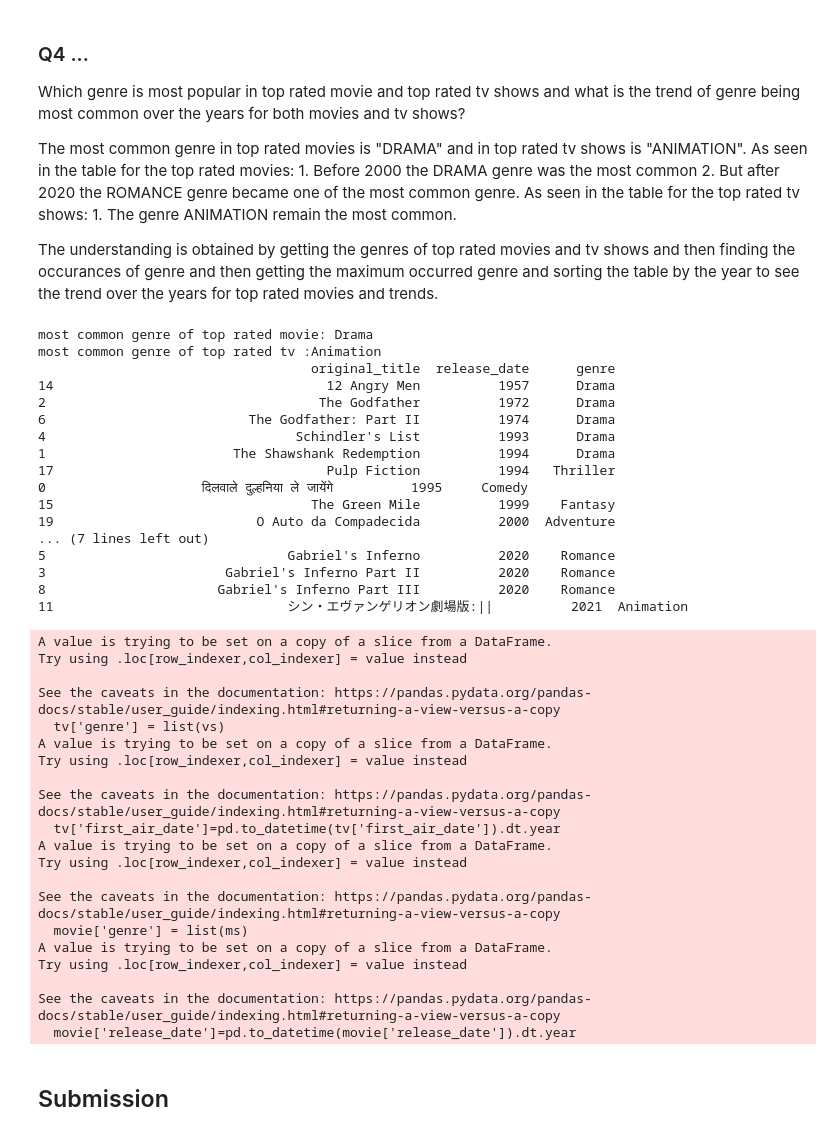
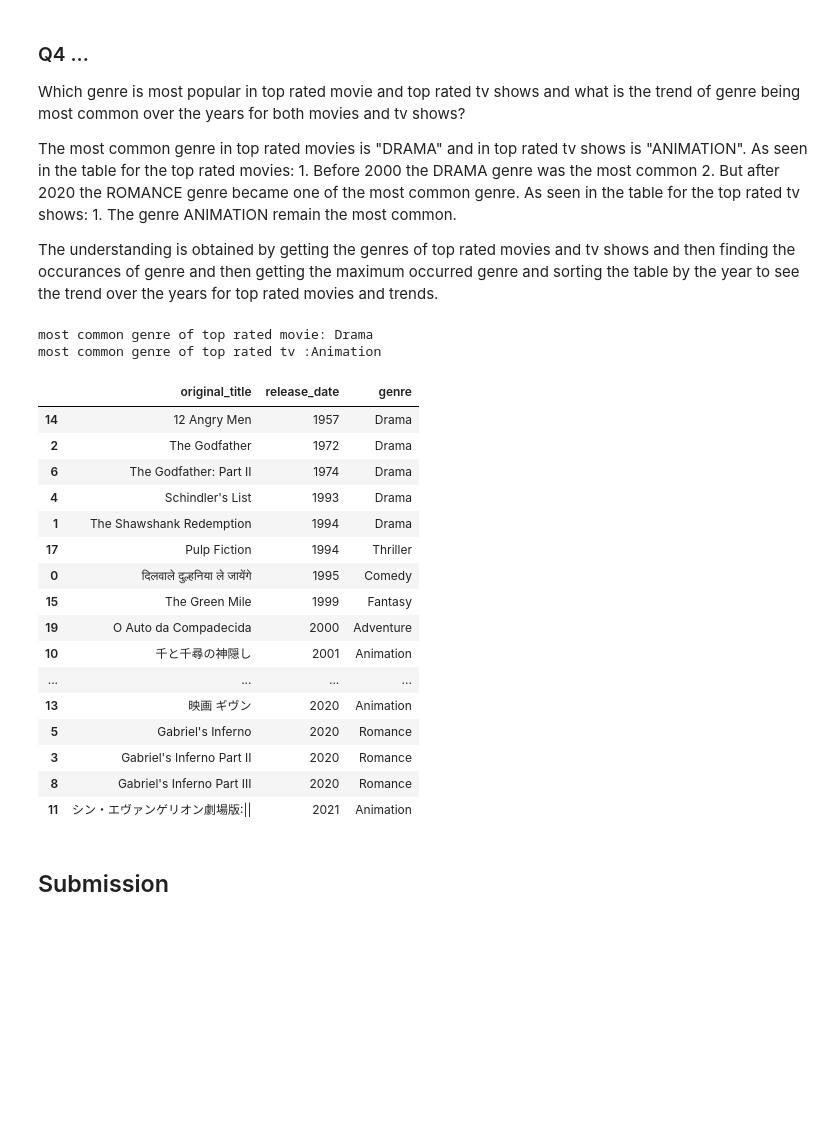
Before and after one commit to asa-404/A1-part-2, a Jupyter notebook: A1-2-TMDB.ipynb, the cells around one changed output. Drawn from its saved outputs; the diff is of its cells as text; code cells hidden in the pictures; blank space fills up the shorter version.

```diff
--- a/A1-2-TMDB.ipynb
+++ b/A1-2-TMDB.ipynb
@@ -186,6 +187,7 @@ As seen in the table for the top rated tv shows:
 The understanding is obtained by getting the genres of top rated movies and tv shows and then finding the occurances of genre and then getting the maximum occurred genre and sorting the table by the year to see the trend over the years for top rated movies and trends.
 # %%
 ## Write your code
+import pandas as pd
 
 def get_key(val,my_dict):
     for key, value in my_dict.items():
@@ -193,10 +195,10 @@ def get_key(val,my_dict):
              return key
 
 import matplotlib.pyplot as plt
-gen = await dc.query('genres',api_key = '578152be1392218f6d775ceb67b4e4f6')
+gen = await dc.query('genres',api_key = apikey)
 genres = dict(zip(gen.name, gen.id))
 
-mov = await dc.query('toprated_movie',api_key = '578152be1392218f6d775ceb67b4e4f6')
+mov = await dc.query('toprated_movie',api_key = apikey)
 genre_movie= dict(zip(mov.original_title, mov.genre_ids))
 genres_m={}
 genres_t={}
@@ -205,7 +207,7 @@ for key, value in genre_movie.items():
         genres_m[key]=v
 
 
-tvs = await dc.query('toprated_tv',api_key = '578152be1392218f6d775ceb67b4e4f6')
+tvs = await dc.query('toprated_tv',api_key = apikey)
 genre_tv= dict(zip(tvs.name, tvs.genre_ids))
 for key, value in genre_tv.items():
         if len(value)>=1:
@@ -232,71 +234,51 @@ for key, value in genres_t.items():
 tv = tvs[['name','first_air_date']]
 vs = genre_tv.values()
 tv['genre'] = list(vs)
 tv['first_air_date']=pd.to_datetime(tv['first_air_date']).dt.year
 tv = tv.sort_values(by=['first_air_date'])
 
 
 for key, value in genres_m.items():
     if list(genres.values()).__contains__(value):
         genre_movie[key]=get_key(value,genres)
 
     else:
         genre_movie[key]='none'
 
 movie = mov[['original_title','release_date']]
 ms= genre_movie.values()
 movie['genre'] = list(ms)
 movie['release_date']=pd.to_datetime(movie['release_date']).dt.year
 movie = movie.sort_values(by=['release_date'])
 
 
 
 most_common_genre_movie= max(list(genre_movie.values()), key = list(genre_movie.values()).count)
 most_common_genre_tv = max(list(genre_tv.values()), key = list(genre_tv.values()).count)
 
 print("most common genre of top rated movie: " + most_common_genre_movie)
-
 print("most common genre of top rated tv :" + most_common_genre_tv)
-
-print (movie)
+movie
 # %% [output]
 most common genre of top rated movie: Drama
 most common genre of top rated tv :Animation
-                                   original_title  release_date      genre
-14                                   12 Angry Men          1957      Drama
-2                                   The Godfather          1972      Drama
-6                          The Godfather: Part II          1974      Drama
-4                                Schindler's List          1993      Drama
-1                        The Shawshank Redemption          1994      Drama
-17                                   Pulp Fiction          1994   Thriller
-0                    दिलवाले दुल्हनिया ले जायेंगे          1995     Comedy
-15                                 The Green Mile          1999    Fantasy
-19                          O Auto da Compadecida          2000  Adventure
-... (7 lines left out)
-5                               Gabriel's Inferno          2020    Romance
-3                       Gabriel's Inferno Part II          2020    Romance
-8                      Gabriel's Inferno Part III          2020    Romance
-11                              シン・エヴァンゲリオン劇場版:||          2021  Animation
-A value is trying to be set on a copy of a slice from a DataFrame.
-Try using .loc[row_indexer,col_indexer] = value instead
-
-See the caveats in the documentation: https://pandas.pydata.org/pandas-docs/stable/user_guide/indexing.html#returning-a-view-versus-a-copy
-  tv['genre'] = list(vs)
-A value is trying to be set on a copy of a slice from a DataFrame.
-Try using .loc[row_indexer,col_indexer] = value instead
-
-See the caveats in the documentation: https://pandas.pydata.org/pandas-docs/stable/user_guide/indexing.html#returning-a-view-versus-a-copy
-  tv['first_air_date']=pd.to_datetime(tv['first_air_date']).dt.year
-A value is trying to be set on a copy of a slice from a DataFrame.
-Try using .loc[row_indexer,col_indexer] = value instead
-
-See the caveats in the documentation: https://pandas.pydata.org/pandas-docs/stable/user_guide/indexing.html#returning-a-view-versus-a-copy
-  movie['genre'] = list(ms)
-A value is trying to be set on a copy of a slice from a DataFrame.
-Try using .loc[row_indexer,col_indexer] = value instead
-
-See the caveats in the documentation: https://pandas.pydata.org/pandas-docs/stable/user_guide/indexing.html#returning-a-view-versus-a-copy
-  movie['release_date']=pd.to_datetime(movie['release_date']).dt.year
+|  | original_title | release_date | genre |
+| 14 | 12 Angry Men | 1957 | Drama |
+| 2 | The Godfather | 1972 | Drama |
+| 6 | The Godfather: Part II | 1974 | Drama |
+| 4 | Schindler's List | 1993 | Drama |
+| 1 | The Shawshank Redemption | 1994 | Drama |
+| 17 | Pulp Fiction | 1994 | Thriller |
+| 0 | दिलवाले दुल्हनिया ले जायेंगे | 1995 | Comedy |
+| 15 | The Green Mile | 1999 | Fantasy |
+| 19 | O Auto da Compadecida | 2000 | Adventure |
+| 10 | 千と千尋の神隠し | 2001 | Animation |
+| ... | ... | ... | ... |
+| 13 | 映画 ギヴン | 2020 | Animation |
+| 5 | Gabriel's Inferno | 2020 | Romance |
+| 3 | Gabriel's Inferno Part II | 2020 | Romance |
+| 8 | Gabriel's Inferno Part III | 2020 | Romance |
+| 11 | シン・エヴァンゲリオン劇場版:|| | 2021 | Animation |
 # %% [markdown]
 ## Submission
 # %% [markdown]
```
Also changed, not shown: parts of 2 cells of this notebook.
